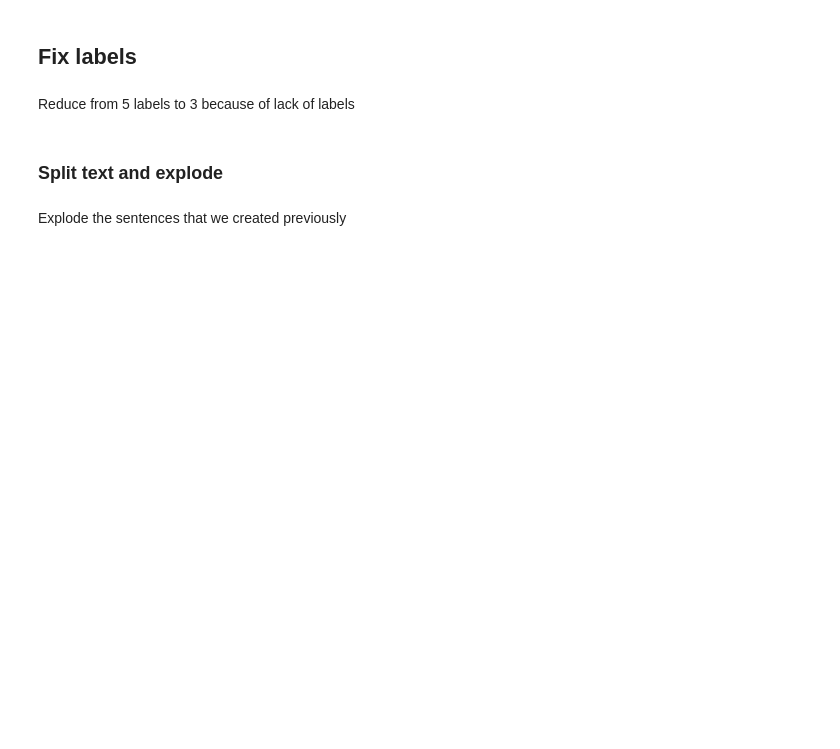
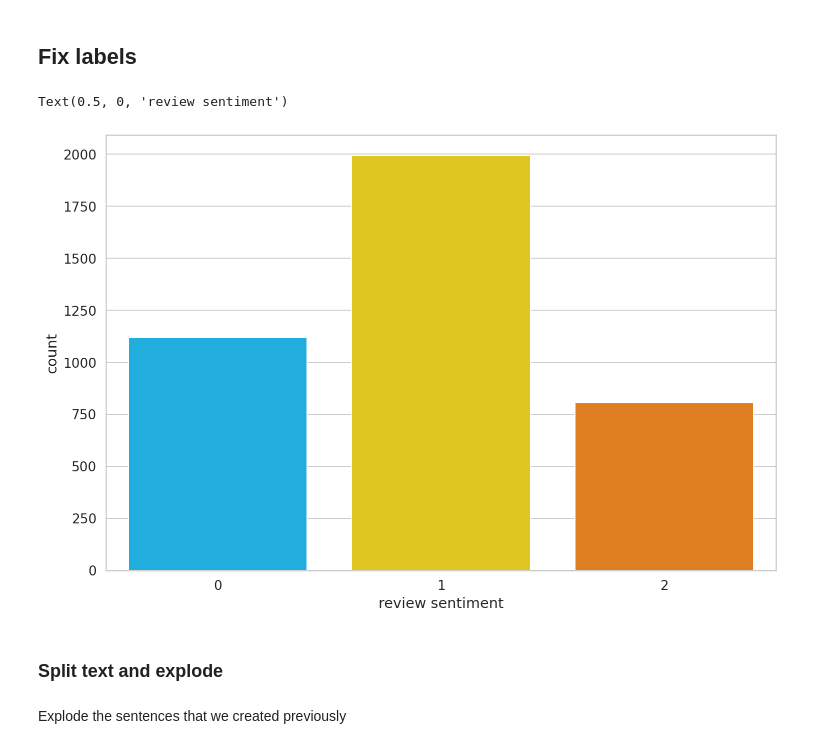
Before and after one commit to UtrechtUniversity/hist-aware, a Jupyter notebook: notebooks/data-processing/DATA_process_labeled_data.ipynb, the cells around one changed output. Drawn from its saved outputs; the diff is of its cells as text; code cells hidden in the pictures; blank space fills up the shorter version.

```diff
--- a/notebooks/data-processing/DATA_process_labeled_data.ipynb
+++ b/notebooks/data-processing/DATA_process_labeled_data.ipynb
@@ -66,20 +108,26 @@ gas = clean_df(gas)
 # %% [markdown]
 ### Oil
 # %%
-gas_1970 = pd.read_csv(os.path.join(DATA_DIR, "edo_1970s_oil.csv"))
-gas_1980 = pd.read_csv(os.path.join(DATA_DIR, "edo_1980s_oil.csv"))
-gas_1990 = pd.read_csv(os.path.join(DATA_DIR, "edo_1990s_oil.csv"))
-
+oil_1970 = pd.read_csv(os.path.join(DATA_DIR, "edo_1970s_oil.csv"))
+oil_1980 = pd.read_csv(os.path.join(DATA_DIR, "edo_1980s_oil.csv"))
+oil_1990 = pd.read_csv(os.path.join(DATA_DIR, "edo_1990s_oil.csv"))
 
 oil_1970 = oil_1970[list_cols]
+oil_1970 = clean_individual_df(oil_1970)
 oil_1980 = oil_1980[list_cols]
-oil_1990 = oil_1980[list_cols]
+oil_1980 = clean_individual_df(oil_1980)
+oil_1990 = oil_1990[list_cols]
+oil_1990 = clean_individual_df(oil_1990)
+
+# Save back to csv cleaned
+oil_1970.to_csv(os.path.join(DATA_DIR, "edo_1970s_oil_cleaned.csv"))
+oil_1980.to_csv(os.path.join(DATA_DIR, "edo_1980s_oil_cleaned.csv"))
+oil_1990.to_csv(os.path.join(DATA_DIR, "edo_1990s_oil_cleaned.csv"))
 
 oil = oil_1970.append(oil_1980, ignore_index=True)
 oil = oil.append(oil_1990, ignore_index=True)
 oil = oil[oil.energy == "Y"]
-oil = oil[oil.sentiment != None]
-oil.rename(columns = {"sentiment": "labels"}, inplace=True)
+oil = oil[oil.labels != None]
 oil = clean_df(oil)
 # %% [markdown]
 ### Coal
@@ -91,14 +139,21 @@ coal_1990.drop(["sentiment_gas", "sentiment_oil"], axis=1, inplace=True)
 coal_1990.rename(columns = {"sentiment": "accuracy_selection", "sentiment_coal": "sentiment"}, inplace=True)
 
 coal_1970 = coal_1970[list_cols]
+coal_1970 = clean_individual_df(coal_1970)
 coal_1980 = coal_1980[list_cols]
+coal_1980 = clean_individual_df(coal_1980)
 coal_1990 = coal_1990[list_cols]
+coal_1990 = clean_individual_df(coal_1990)
+
+# Save back to csv cleaned
+coal_1970.to_csv(os.path.join(DATA_DIR, "edo_1970s_coal_cleaned.csv"))
+coal_1980.to_csv(os.path.join(DATA_DIR, "edo_1980s_coal_cleaned.csv"))
+coal_1990.to_csv(os.path.join(DATA_DIR, "edo_1990s_coal_cleaned.csv"))
 
 coal = coal_1970.append(coal_1980, ignore_index=True)
 coal = coal.append(coal_1990, ignore_index=True)
 coal = coal[coal.energy == "Y"]
-coal = coal[coal.sentiment != None]
-coal.rename(columns = {"sentiment": "labels"}, inplace=True)
+coal = coal[coal.labels != None]
 coal = clean_df(coal)
 # %% [markdown]
 ### General df
@@ -119,5 +168,6 @@ df = df.replace(cleanup_sentiment)
 # %%
-#ax = sns.countplot(df.sentiment)
-#plt.xlabel('review sentiment')
+ax = sns.countplot(df.labels)
+plt.xlabel('review sentiment')
+# %% [output]
+Text(0.5, 0, 'review sentiment')
+[figure, added]
-# %% [markdown]
-Reduce from 5 labels to 3 because of lack of labels
```
Also changed, not shown: parts of 8 cells of this notebook, 20 other files.
